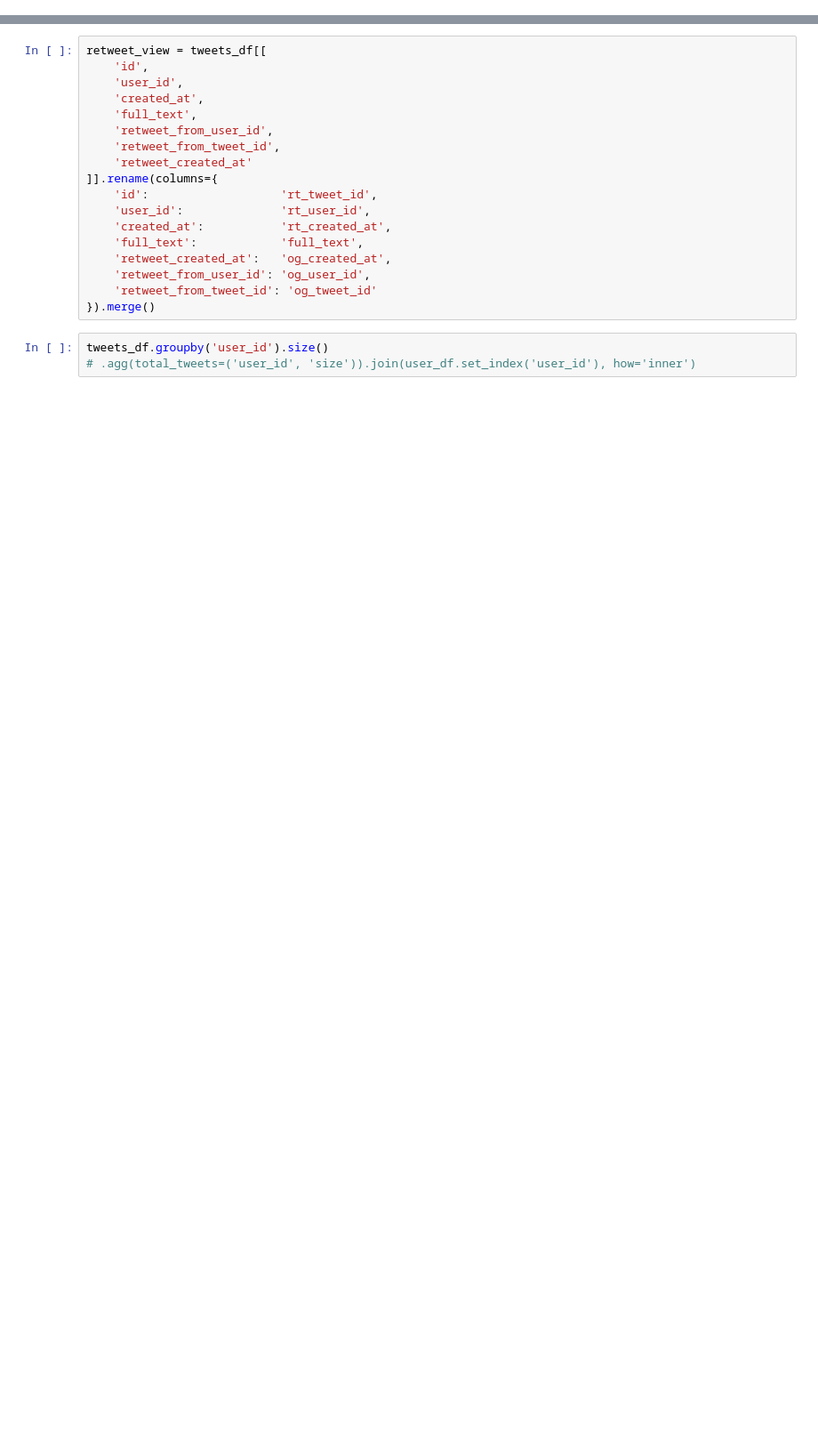
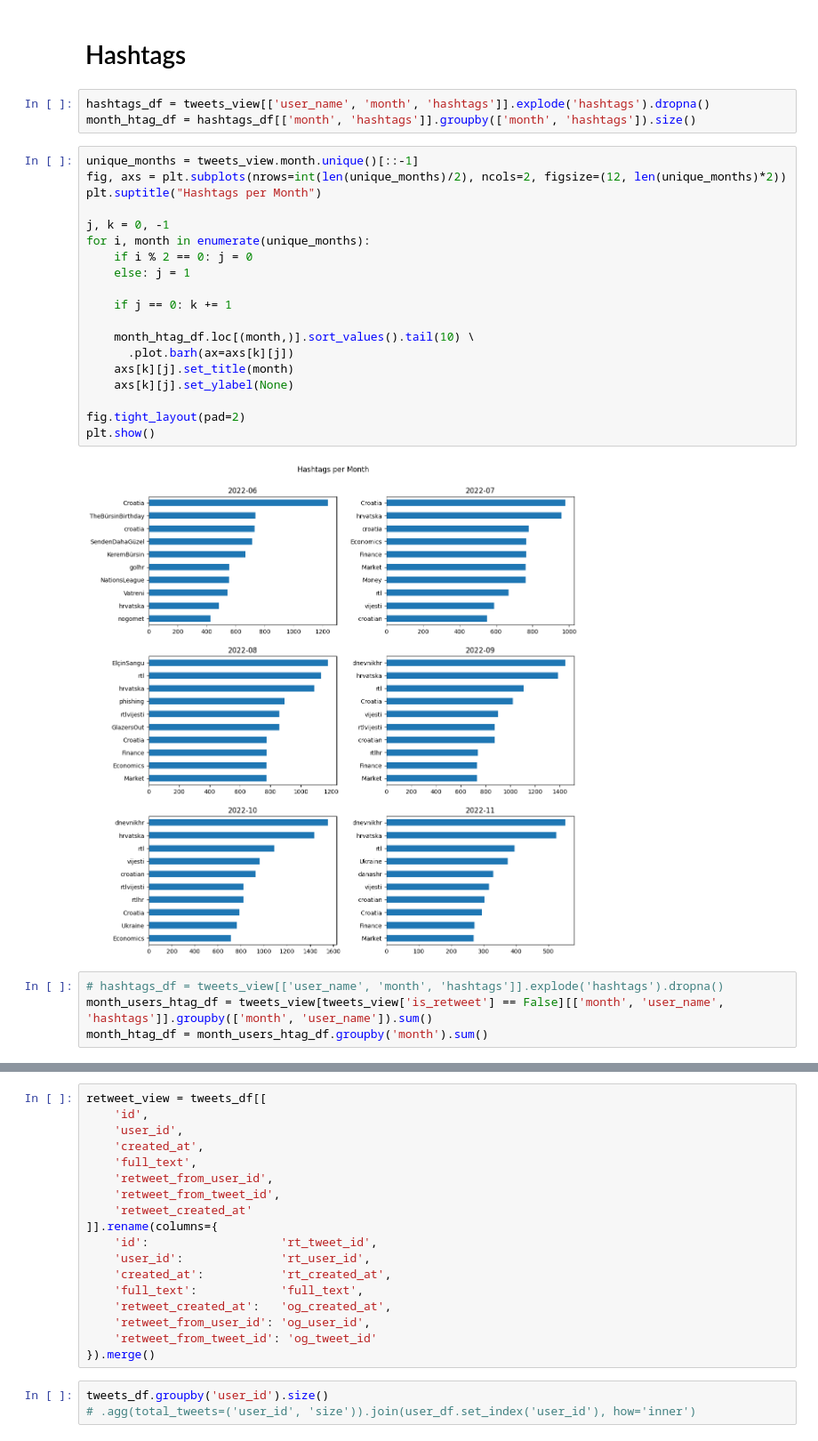
Before and after one commit to andhrelja/twitter-scraper, a Jupyter notebook: notebooks/clean/tweets.ipynb, the cells around one changed output, grey strips where cells are left out. Shown at 89% size. Saved outputs shown, nothing was run; the diff lists cells and outputs as text; blank space fills up the shorter version.

```diff
--- a/notebooks/clean/tweets.ipynb
+++ b/notebooks/clean/tweets.ipynb
@@ -48,0 +266,30 @@ memory usage: 343.3+ MB
+# %% [markdown]
+# Hashtags
+# %%
+hashtags_df = tweets_view[['user_name', 'month', 'hashtags']].explode('hashtags').dropna()
+month_htag_df = hashtags_df[['month', 'hashtags']].groupby(['month', 'hashtags']).size()
+# %%
+unique_months = tweets_view.month.unique()[::-1]
+fig, axs = plt.subplots(nrows=int(len(unique_months)/2), ncols=2, figsize=(12, len(unique_months)*2))
+plt.suptitle("Hashtags per Month")
+
+j, k = 0, -1
+for i, month in enumerate(unique_months):
+    if i % 2 == 0: j = 0
+    else: j = 1
+
+    if j == 0: k += 1
+
+    month_htag_df.loc[(month,)].sort_values().tail(10) \
+      .plot.barh(ax=axs[k][j])
+    axs[k][j].set_title(month)
+    axs[k][j].set_ylabel(None)
+
+fig.tight_layout(pad=2)
+plt.show()
+# %% [output]
+[figure, added]
+# %%
+# hashtags_df = tweets_view[['user_name', 'month', 'hashtags']].explode('hashtags').dropna()
+month_users_htag_df = tweets_view[tweets_view['is_retweet'] == False][['month', 'user_name', 'hashtags']].groupby(['month', 'user_name']).sum()
+month_htag_df = month_users_htag_df.groupby('month').sum()
```
Also changed, not shown: parts of 22 cells of this notebook, 2 other files.
